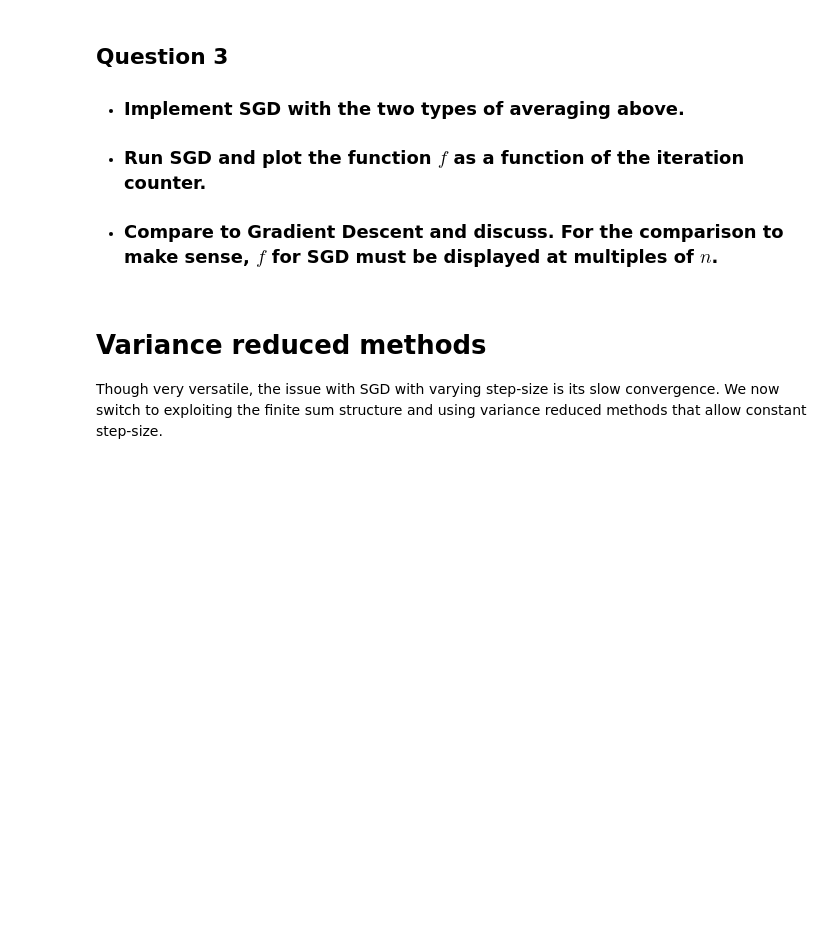
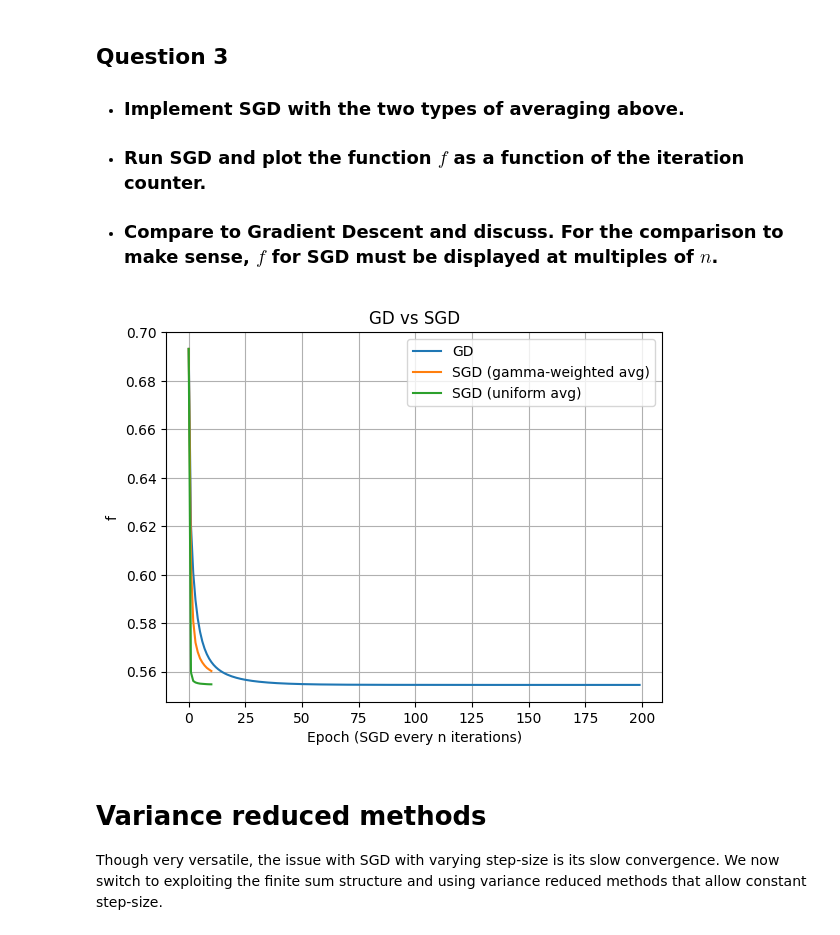
Before and after one commit to 1MrazorT1/Optimisation-stochastique-pour-l-apprentissage, a Jupyter notebook: TP Classification logistique/classif_sgd.ipynb, the cells around one changed output. Saved outputs shown, nothing was run; the diff lists cells and outputs as text; code cells hidden in the pictures; blank space fills up the shorter version.

```diff
--- a/TP Classification logistique/classif_sgd.ipynb
+++ b/TP Classification logistique/classif_sgd.ipynb
@@ -208,3 +305,50 @@ niterSGD = 100000
+# %%
+def SGD_uniform_avg(X, y, gamma0=0.75, k0=1, n_iter=100000, x0=np.zeros((d,1))):
+    n, d = X.shape
+    x = x0.copy()
+    xbar_u = x.copy()
+    n_epochs = n_iter // n
+    f_epoch = np.zeros(n_epochs + 1)
+    f_epoch[0] = f(xbar_u, X, y)
+
+    for k in range(n_iter):
+        gamma_k = gamma0 / np.sqrt(1 + k / k0)
+        i = np.random.randint(n)
+        g = nablafi(x, i, X, y)
+        x = x - gamma_k * g
+        xbar_u = (x + k * xbar_u) / (k + 1)
+
+        if (k + 1) % n == 0:
+            e = (k + 1) // n
+            f_epoch[e] = f(xbar_u, X, y)
+
+    return xbar_u, f_epoch
+# %%
+k0 = 1
+gamma0 = 0.75
+niterSGD = 100000
+
+gamma = 0.75
+n_iter_gd = 200
+x_gd, f_gd = GD(X, y, gamma=gamma, n_iter=n_iter_gd)
+
+x_sgd_g, f_sgd_g = SGD_gamma_avg(X, y, gamma0=gamma0, k0=k0, n_iter=niterSGD)
+x_sgd_u, f_sgd_u = SGD_uniform_avg(X, y, gamma0=gamma0, k0=k0, n_iter=niterSGD)
+
+epochs_gd  = np.arange(len(f_gd))
+epochs_sgd = np.arange(len(f_sgd_g))
+
+plt.plot(epochs_gd, f_gd, label='GD')
+plt.plot(epochs_sgd, f_sgd_g, label='SGD (gamma-weighted avg)')
+plt.plot(epochs_sgd, f_sgd_u, label='SGD (uniform avg)')
+plt.xlabel("Epoch (SGD every n iterations)")
+plt.ylabel("f")
+plt.title("GD vs SGD")
+plt.grid(True)
+plt.legend()
+plt.show()
+# %% [output]
+[figure, added]
 # %% [markdown]
 # Variance reduced methods
 
```
Also changed, not shown: parts of 24 cells of this notebook.
